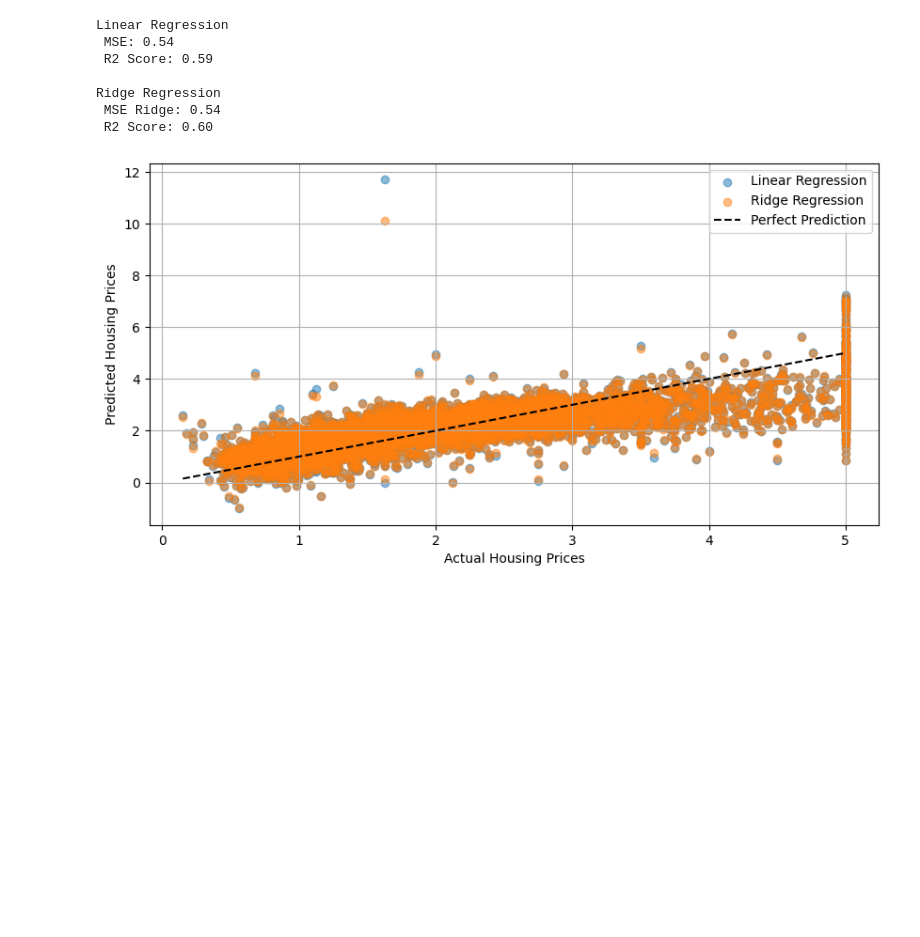
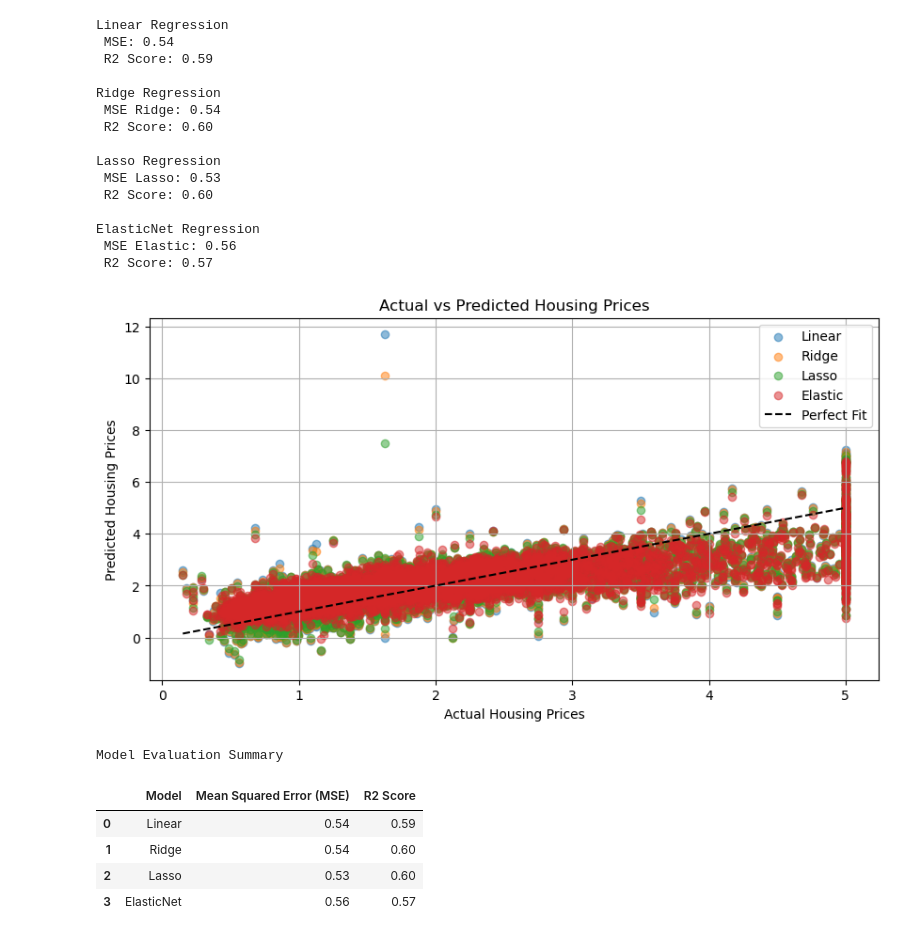
Before and after one commit to nilooeli/Machine_Learning, a Jupyter notebook: supervised_algorithms/linear_vs_ridge_regression/linear_vs_ridge_regression.ipynb, the cells around one changed output. Saved outputs shown, nothing was run; the diff lists cells and outputs as text; code cells hidden in the pictures; blank space fills up the shorter version.

Commit message:
Update Data Frame

```diff
--- a/supervised_algorithms/linear_vs_ridge_regression/linear_vs_ridge_regression.ipynb
+++ b/supervised_algorithms/linear_vs_ridge_regression/linear_vs_ridge_regression.ipynb
@@ -1,20 +1,21 @@
 # %%
-# Import required libraries
+## 1. Import required libraries
 from sklearn.datasets import fetch_california_housing
 from sklearn.model_selection import train_test_split
-from sklearn.linear_model import LinearRegression, Ridge
+from sklearn.linear_model import LinearRegression, Ridge, Lasso, ElasticNet
 from sklearn.metrics import mean_squared_error, r2_score
 import matplotlib.pyplot as plt
 import pandas as pd
 
-# Load the dataset
+## 2. Load the dataset
 data = fetch_california_housing()
 X = pd.DataFrame(data.data, columns=data.feature_names)
 y= data.target
 
-# Train test split dataset
+## 3. Split dataset
 X_train, X_test, y_train, y_test = train_test_split(X, y, random_state=42)
 
+## 4. Train Models
 # Linear Regression model
 lr_model = LinearRegression()
 lr_model.fit(X_train, y_train)
@@ -25,37 +26,94 @@ ridge_model = Ridge(alpha=100.0)
 ridge_model.fit(X_train, y_train)
 y_pred_ridge = ridge_model.predict(X_test)
 
-# Evaluate
+# Lasso Regression
+lasso_model = Lasso(alpha=0.01)
+lasso_model.fit(X_train, y_train)
+y_pred_lasso = lasso_model.predict(X_test)
+
+# ElasticNet Regression
+elastic_model = ElasticNet(alpha=0.1, l1_ratio=0.5)
+elastic_model.fit(X_train, y_train)
+y_pred_elastic = elastic_model.predict(X_test)
+
+## 5. Evaluate
 mse_lr = mean_squared_error(y_test, y_pred_lr)
 r2_lr = r2_score(y_test, y_pred_lr)
 
 mse_ridge = mean_squared_error(y_test, y_pred_ridge)
 r2_ridge = r2_score(y_test, y_pred_ridge)
+
+mse_lasso = mean_squared_error(y_test, y_pred_lasso)
+r2_lasso = r2_score(y_test, y_pred_lasso)
+
+mse_elastic = mean_squared_error(y_test, y_pred_elastic)
+r2_elastic = r2_score(y_test, y_pred_elastic)
 
 print("Linear Regression")
 print(f" MSE: {mse_lr:.2f}")
 print(f" R2 Score: {r2_lr:.2f}\n")
 
 print("Ridge Regression")
 print(f" MSE Ridge: {mse_ridge:.2f}")
-print(f" R2 Score: {r2_ridge:.2f}")
+print(f" R2 Score: {r2_ridge:.2f}\n")
 
-# Visualization
+print("Lasso Regression")
+print(f" MSE Lasso: {mse_lasso:.2f}")
+print(f" R2 Score: {r2_lasso:.2f}\n")
+
+print("ElasticNet Regression")
+print(f" MSE Elastic: {mse_elastic:.2f}")
+print(f" R2 Score: {r2_elastic:.2f}")
+
+## 6. Visualization
 plt.figure(figsize=(10, 5))
-plt.scatter(y_test, y_pred_lr, alpha=0.5, label='Linear Regression')
-plt.scatter(y_test, y_pred_ridge, alpha=0.5, label='Ridge Regression')
-plt.plot([y.min(), y.max()], [y.min(), y.max()], 'k--', label="Perfect Prediction")
+plt.scatter(y_test, y_pred_lr, alpha=0.5, label='Linear')
+plt.scatter(y_test, y_pred_ridge, alpha=0.5, label='Ridge')
+plt.scatter(y_test, y_pred_lasso, alpha=0.5, label='Lasso')
+plt.scatter(y_test, y_pred_elastic, alpha=0.5, label='Elastic')
+plt.plot([y.min(), y.max()], [y.min(), y.max()], 'k--', label="Perfect Fit")
 plt.xlabel("Actual Housing Prices")
 plt.ylabel("Predicted Housing Prices")
+plt.title("Actual vs Predicted Housing Prices")
 plt.legend()
 plt.grid(True)
 plt.show()
+
+results_df = pd.DataFrame({
+    'Model': ['Linear', 'Ridge', 'Lasso', 'ElasticNet'],
+    'Mean Squared Error (MSE)' : [mse_lr, mse_ridge, mse_lasso, mse_elastic],
+    'R2 Score' : [r2_lr, r2_ridge, r2_lasso, r2_elastic]
+})
+
+# Round values for readability
+results_df["Mean Squared Error (MSE)"] = results_df["Mean Squared Error (MSE)"].round(2)
+results_df["R2 Score"] = results_df["R2 Score"].round(2)
+
+# Display the table
+from IPython.display import display
+
+print("Model Evaluation Summary")
+display(results_df)
 # %% [output]
 Linear Regression
  MSE: 0.54
  R2 Score: 0.59
 
 Ridge Regression
  MSE Ridge: 0.54
  R2 Score: 0.60
+
+Lasso Regression
+ MSE Lasso: 0.53
+ R2 Score: 0.60
+
+ElasticNet Regression
+ MSE Elastic: 0.56
+ R2 Score: 0.57
-[figure, old version]
+[figure, new version]
+Model Evaluation Summary
+|  | Model | Mean Squared Error (MSE) | R2 Score |
+| 0 | Linear | 0.54 | 0.59 |
+| 1 | Ridge | 0.54 | 0.60 |
+| 2 | Lasso | 0.53 | 0.60 |
+| 3 | ElasticNet | 0.56 | 0.57 |
```
